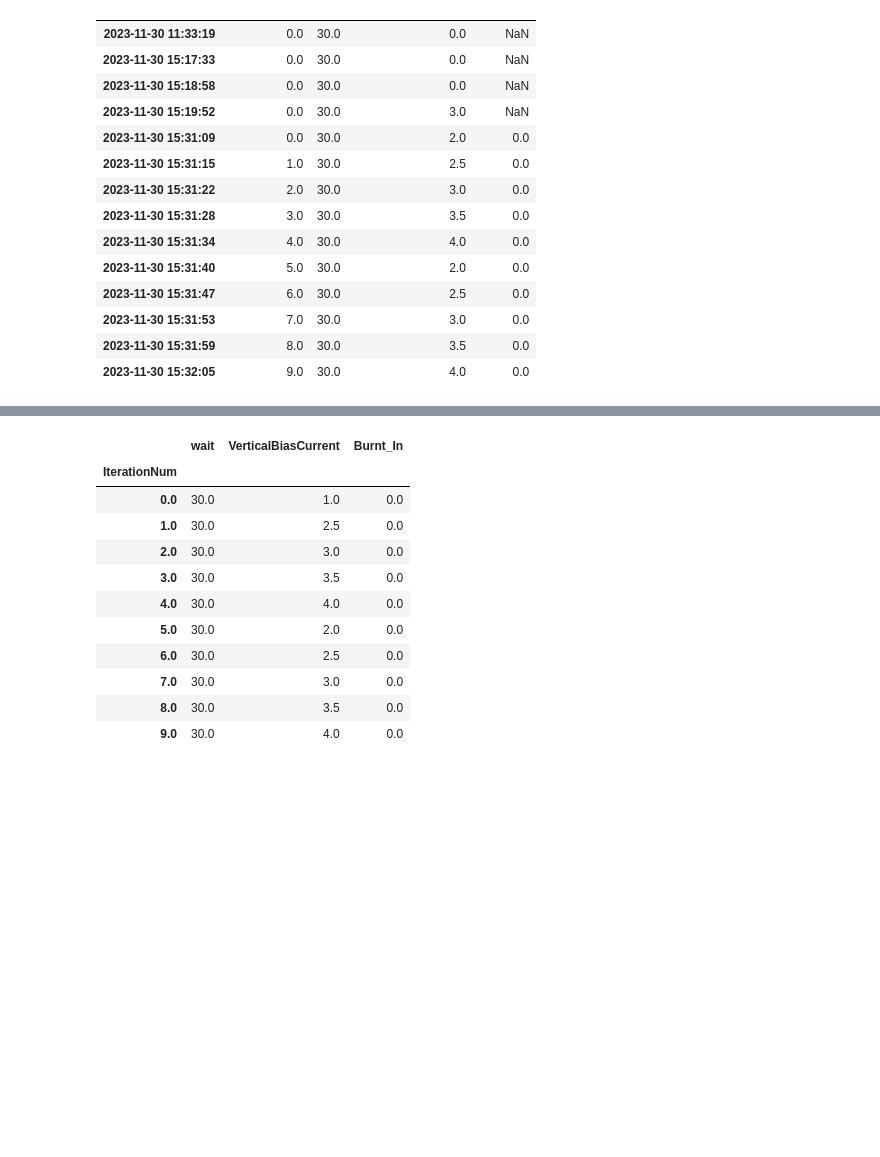
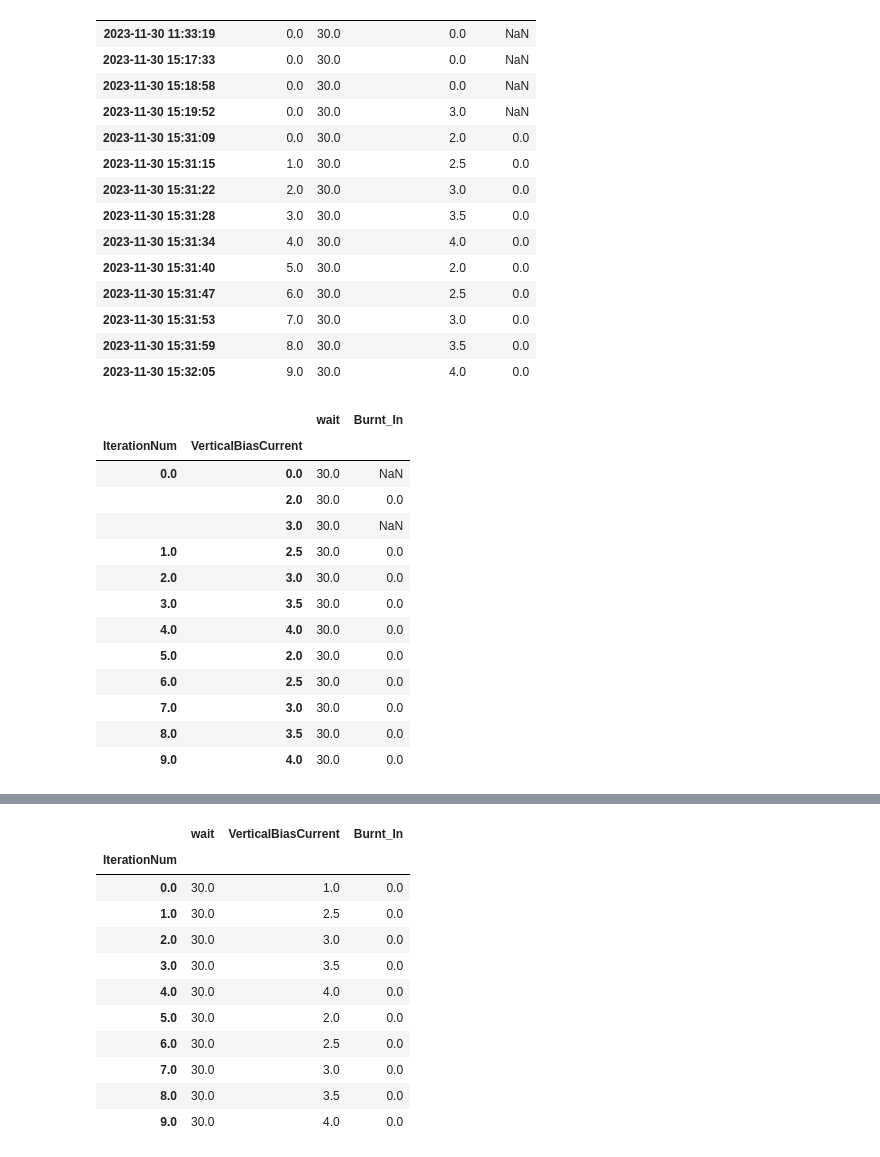
Before and after one commit to insommer/AnalysisCode, a Jupyter notebook: Coding Test/Coding Test.ipynb, the cells around one changed output, grey strips where cells are left out. Drawn from its saved outputs; the diff is of its cells as text; code cells hidden in the pictures; blank space fills up the shorter version.

```diff
--- a/Coding Test/Coding Test.ipynb
+++ b/Coding Test/Coding Test.ipynb
@@ -116,3 +116,20 @@ bb
 | 2023-11-30 15:31:53 | 7.0 | 30.0 | 3.0 | 0.0 |
 | 2023-11-30 15:31:59 | 8.0 | 30.0 | 3.5 | 0.0 |
 | 2023-11-30 15:32:05 | 9.0 | 30.0 | 4.0 | 0.0 |
+# %%
+bb.groupby(['IterationNum', 'VerticalBiasCurrent']).mean()
+# %% [output]
+|  |  | wait | Burnt_In |
+| IterationNum | VerticalBiasCurrent |  |  |
+| 0.0 | 0.0 | 30.0 | NaN |
+|  | 2.0 | 30.0 | 0.0 |
+|  | 3.0 | 30.0 | NaN |
+| 1.0 | 2.5 | 30.0 | 0.0 |
+| 2.0 | 3.0 | 30.0 | 0.0 |
+| 3.0 | 3.5 | 30.0 | 0.0 |
+| 4.0 | 4.0 | 30.0 | 0.0 |
+| 5.0 | 2.0 | 30.0 | 0.0 |
+| 6.0 | 2.5 | 30.0 | 0.0 |
+| 7.0 | 3.0 | 30.0 | 0.0 |
+| 8.0 | 3.5 | 30.0 | 0.0 |
+| 9.0 | 4.0 | 30.0 | 0.0 |
```
Also changed, not shown: parts of 24 cells of this notebook, 3 other files.
